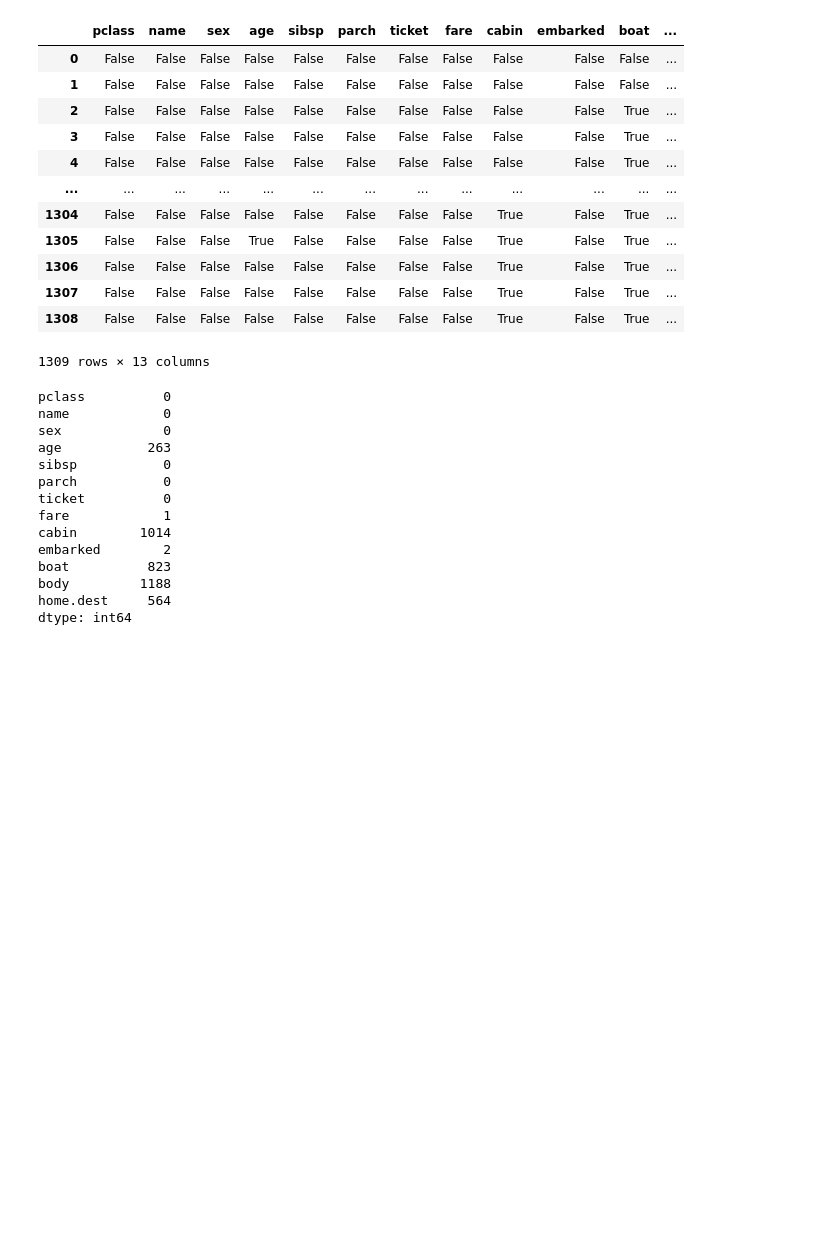
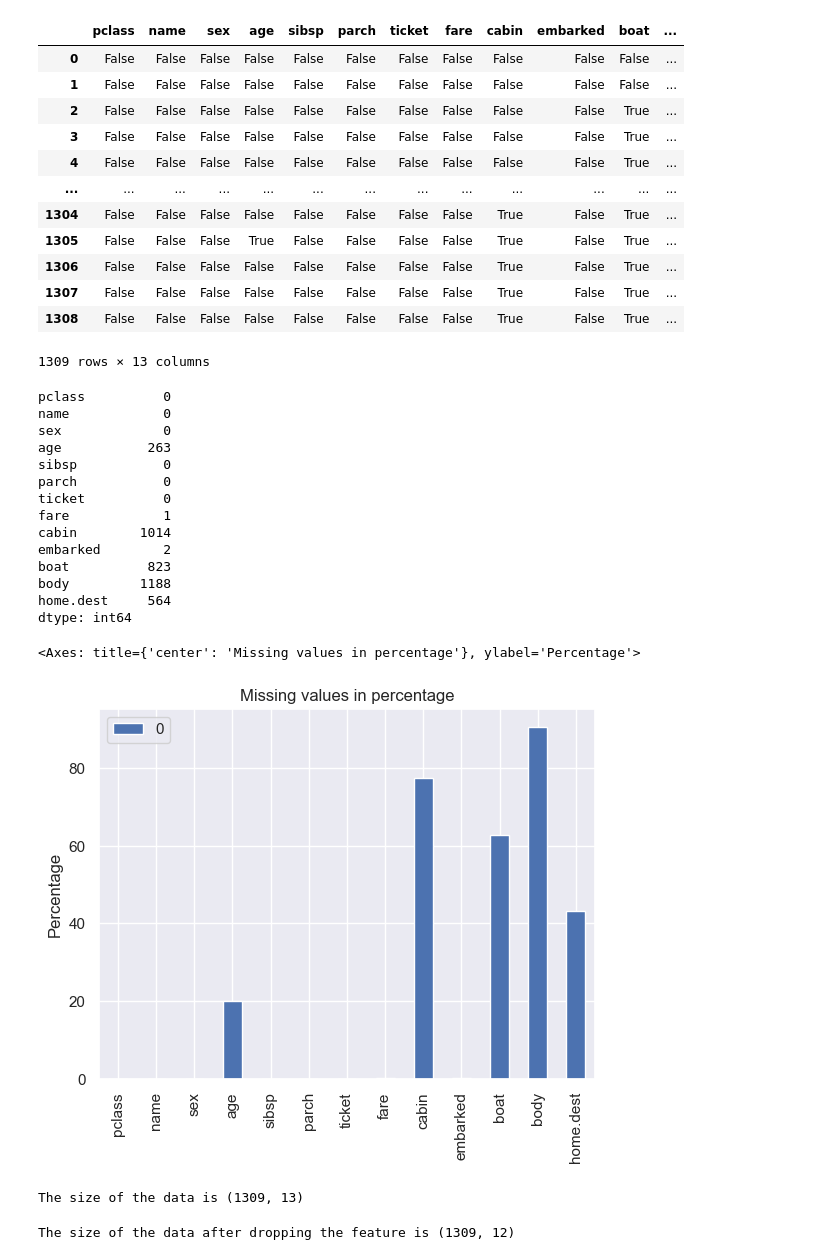
Before and after one commit to hrishavraj89/sci-kit_learn, a Jupyter notebook: scikit_learn.ipynb, the cells around one changed output. Drawn from its saved outputs; the diff is of its cells as text; code cells hidden in the pictures; blank space fills up the shorter version.

Commit message:
value impution

```diff
--- a/scikit_learn.ipynb
+++ b/scikit_learn.ipynb
@@ -192,7 +193,8 @@ df.isnull()
 1309 rows × 13 columns
 # %%
 # a better approach for finding null values
-df.isnull().sum()
+miss_val = df.isnull().sum()
+miss_val
 # %% [output]
 pclass          0
 name            0
@@ -208,3 +210,20 @@ boat          823
 body         1188
 home.dest     564
 dtype: int64
+# %%
+sns.set()
+miss_val_per = (pd.DataFrame(miss_val / len(df))*100)
+miss_val_per.plot(kind = 'bar', title = 'Missing values in percentage', ylabel = 'Percentage')
+# %% [output]
+<Axes: title={'center': 'Missing values in percentage'}, ylabel='Percentage'>
+[figure, added]
+# %%
+print(f"The size of the data is {df.shape}")
+# %% [output]
+The size of the data is (1309, 13)
+# %%
+df.drop(['body'], axis = 1, inplace = True)
+# inplace = True is used the modify the changes to the main dataset
+print(f"The size of the data after dropping the feature is {df.shape}")
+# %% [output]
+The size of the data after dropping the feature is (1309, 12)
```
Also changed, not shown: parts of 3 cells of this notebook.
